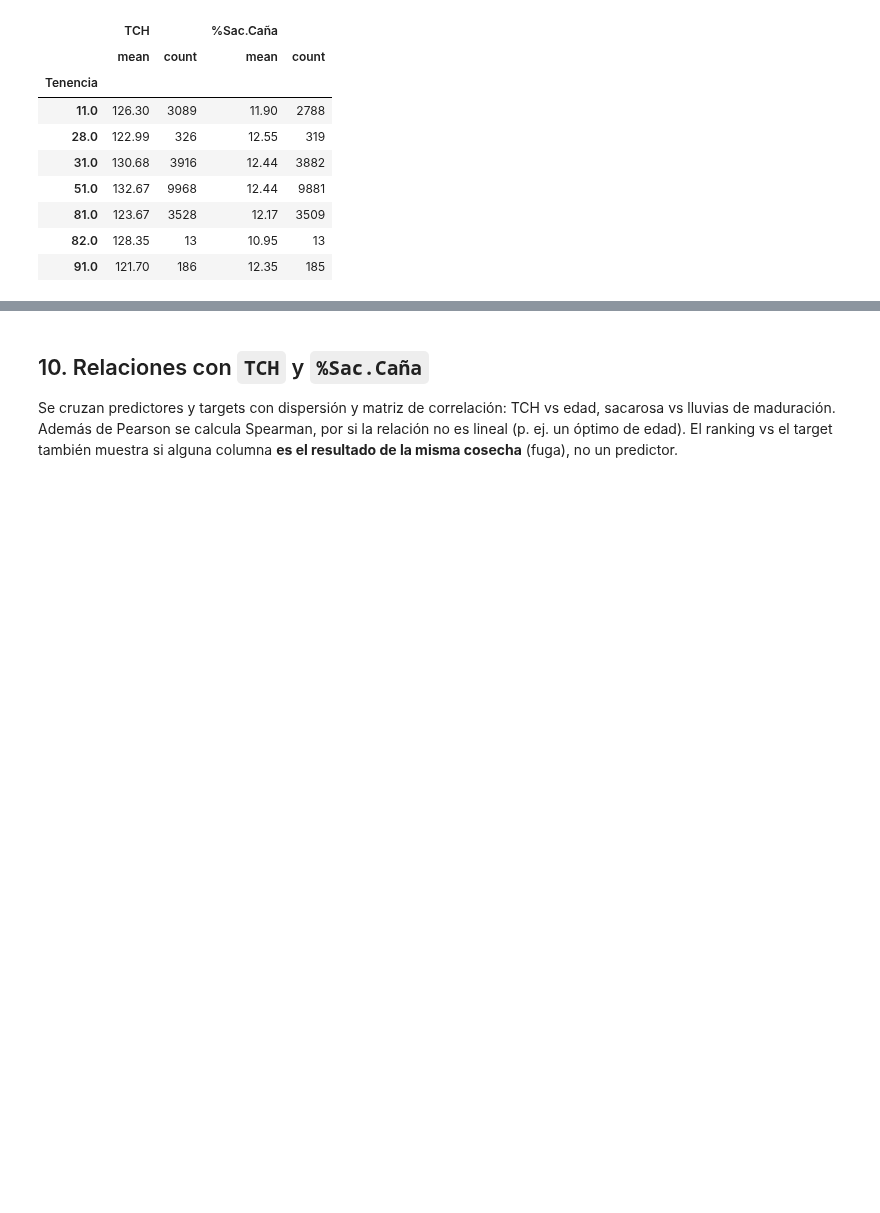
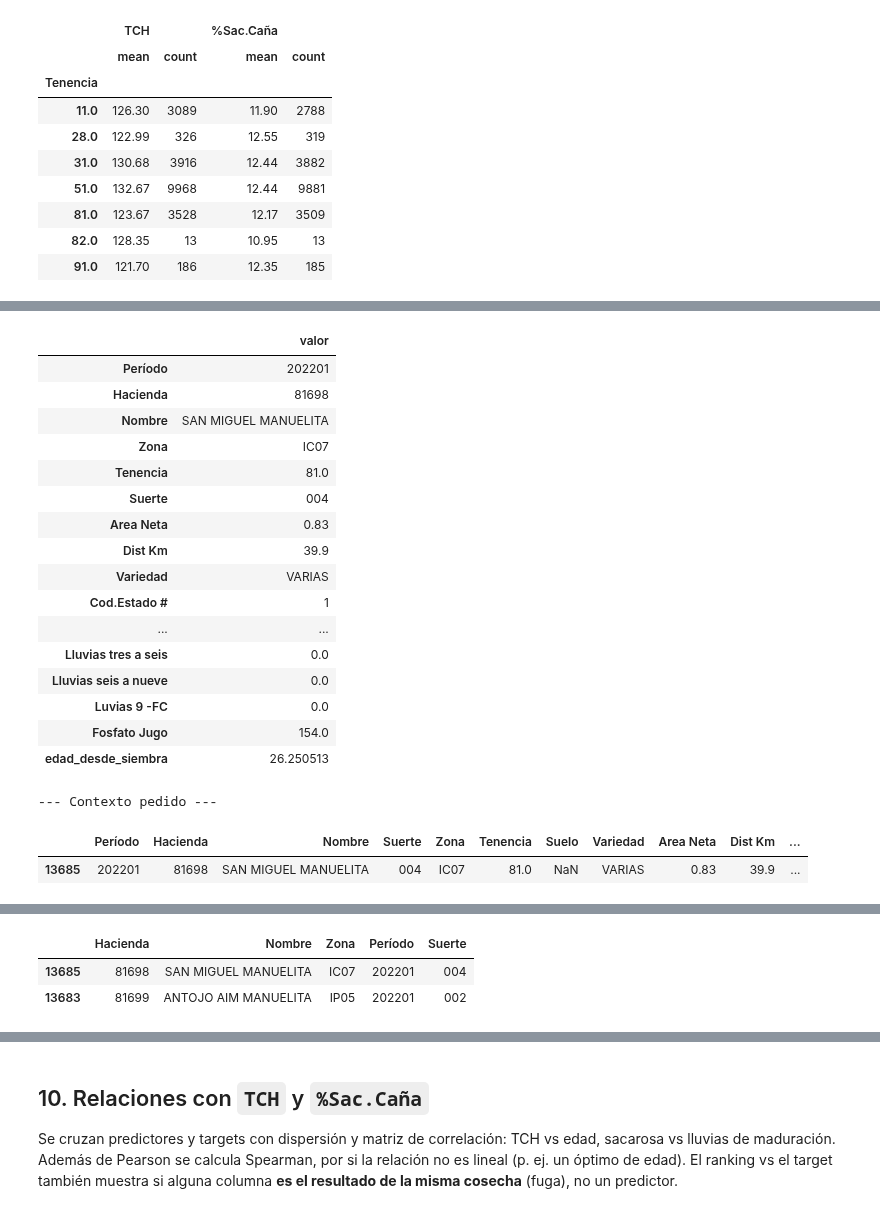
Before and after one commit to juanestebancg2806/sugarcane-yield-quality-prediction, a Jupyter notebook: modelo_suertes.ipynb, the cells around one changed output, grey strips where cells are left out. Cells and saved outputs as stored; diff of their text form; code cells hidden in the pictures; blank space fills up the shorter version.

```diff
--- a/modelo_suertes.ipynb
+++ b/modelo_suertes.ipynb
@@ -1204,0 +1495,51 @@ Mismo orden de evidencia que las variables sin ficha: perfil → consistencia in
+# %%
+# IC07 (1 fila) y prefijos de Variedad. Orden: 1 perfil → 2 consistencia → 3 sector (markdown) → 4 decisión.
+print("--- 1. Perfil: Zona ---")
+print(df_suertes["Zona"].value_counts(dropna=False).to_string())
+print("IP07 en el Excel:", int((df_suertes["Zona"].astype("string").str.upper() == "IP07").sum()),
+      "| IP04:", int((df_suertes["Zona"].astype("string").str.upper() == "IP04").sum()))
+
+ic07 = df_suertes["Zona"].astype("string").str.upper() == "IC07"
+print("\nFilas Zona = IC07:", int(ic07.sum()))
+fila = df_suertes.loc[ic07].iloc[0]
+print("\n--- Fila IC07 (campos no nulos) ---")
+vista = fila[fila.notna()]
+display(vista.to_frame("valor"))
+
+cols_ctx = ["Período", "Hacienda", "Nombre", "Suerte", "Zona", "Tenencia", "Suelo",
+            "Variedad", "Area Neta", "Dist Km", "Cerca de", "Cosechó",
+            "TCH", "%Sac.Caña", "Destino 1=Semilla", "T.Corte", "Tipo Quema", "Vejez"]
+cols_ctx = [c for c in cols_ctx if c in df_suertes.columns]
+print("\n--- Contexto pedido ---")
+display(df_suertes.loc[ic07, cols_ctx])
+
+print("\n--- 2. Consistencia interna ---")
+hac, nom = fila["Hacienda"], fila["Nombre"]
+print("Misma Hacienda", hac, "en el histórico: n =", int((df_suertes["Hacienda"] == hac).sum()))
+print("Mismo Nombre", repr(nom), ": n =", int((df_suertes["Nombre"] == nom).sum()))
+
+nom_u = df_suertes["Nombre"].astype("string").str.upper()
+manu = nom_u.str.contains("MANUELITA", na=False)
+print("Nombres *MANUELITA*:", int(manu.sum()), "filas;",
+      df_suertes.loc[manu, "Nombre"].nunique(), "fincas distintas")
+print(df_suertes.loc[manu, "Zona"].value_counts(dropna=False).to_string())
+print("Haciendas MANUELITA vecinas a 81698 (81690–81710):")
+vecinas = df_suertes.loc[manu & df_suertes["Hacienda"].between(81690, 81710),
+                         ["Hacienda", "Nombre", "Zona", "Período", "Suerte"]].drop_duplicates()
+display(vecinas.sort_values("Hacienda"))
+
+incauca = nom_u.str.contains("INCAUCA", na=False)
+print("Nombres *INCAUCA* (proveedores con esa etiqueta): n =", int(incauca.sum()))
+print(df_suertes.loc[incauca, "Zona"].value_counts(dropna=False).to_string())
+print("Dist Km IC07 =", fila["Dist Km"],
+      "| mediana IP03 =", round(df_suertes.loc[df_suertes["Zona"] == "IP03", "Dist Km"].median(), 1),
+      "| mediana IP05 =", round(df_suertes.loc[df_suertes["Zona"] == "IP05", "Dist Km"].median(), 1),
+      "| mediana IP01 =", round(df_suertes.loc[df_suertes["Zona"] == "IP01", "Dist Km"].median(), 1))
+
+print("\n--- Variedad: prefijos (contexto, no cambia el agrupamiento) ---")
+var = df_suertes["Variedad"].astype("string").str.strip().str.upper()
+pref = var.str.extract(r"^([A-Z]+)", expand=False)
+print(pref.value_counts(dropna=False).to_string())
+print("Niveles de Variedad:", int(var.nunique()),
+      "| min_n=200 del agrupamiento ya hecho en el paso 14.")
+# %% [output]
@@ -1204,0 +1559,20 @@ Mismo orden de evidencia que las variables sin ficha: perfil → consistencia in
+|  | valor |
+| Período | 202201 |
+| Hacienda | 81698 |
+| Nombre | SAN MIGUEL MANUELITA |
+| Zona | IC07 |
+| Tenencia | 81.0 |
+| Suerte | 004 |
+| Area Neta | 0.83 |
+| Dist Km | 39.9 |
+| Variedad | VARIAS |
+| Cod.Estado # | 1 |
+| ... | ... |
+| Lluvias tres a seis | 0.0 |
+| Lluvias seis a nueve | 0.0 |
+| Luvias 9 -FC | 0.0 |
+| Fosfato Jugo | 154.0 |
+| edad_desde_siembra | 26.250513 |
+--- Contexto pedido ---
+|  | Período | Hacienda | Nombre | Suerte | Zona | Tenencia | Suelo | Variedad | Area Neta | Dist Km | ... |
+| 13685 | 202201 | 81698 | SAN MIGUEL MANUELITA | 004 | IC07 | 81.0 | NaN | VARIAS | 0.83 | 39.9 | ... |
@@ -1204,0 +1589,3 @@ Mismo orden de evidencia que las variables sin ficha: perfil → consistencia in
+|  | Hacienda | Nombre | Zona | Período | Suerte |
+| 13685 | 81698 | SAN MIGUEL MANUELITA | IC07 | 202201 | 004 |
+| 13683 | 81699 | ANTOJO AIM MANUELITA | IP05 | 202201 | 002 |
```
Also changed, not shown: parts of 6 cells of this notebook.
